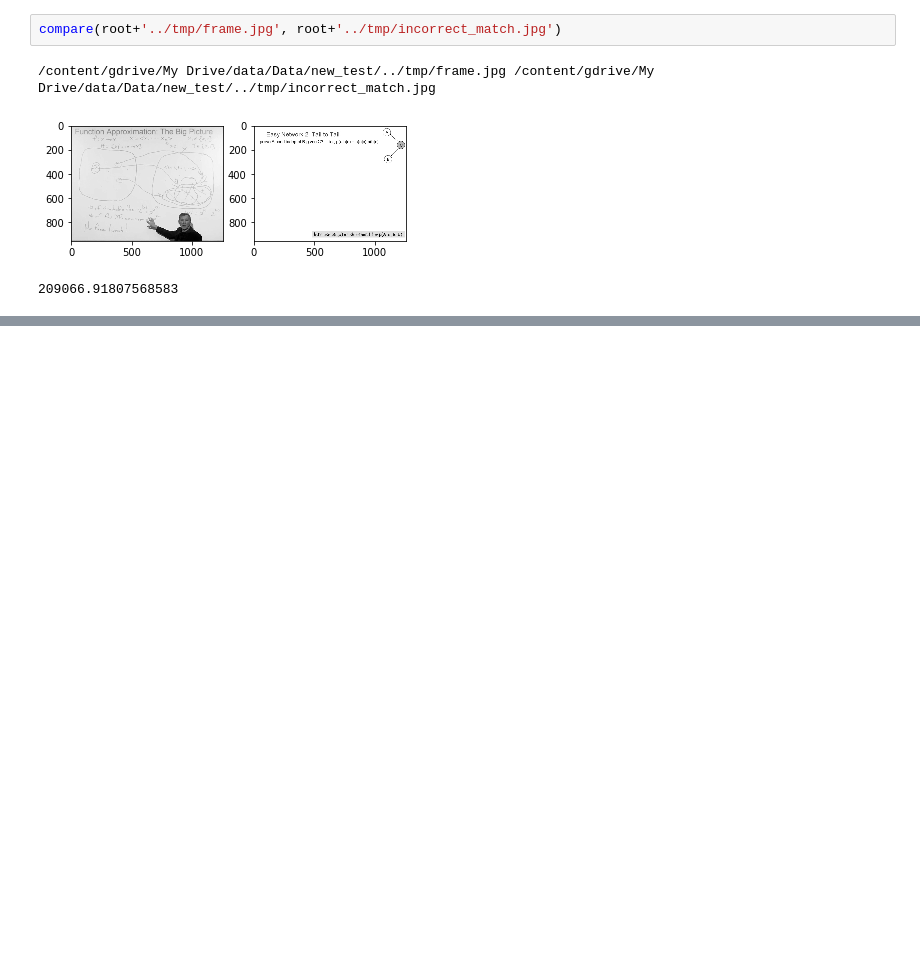
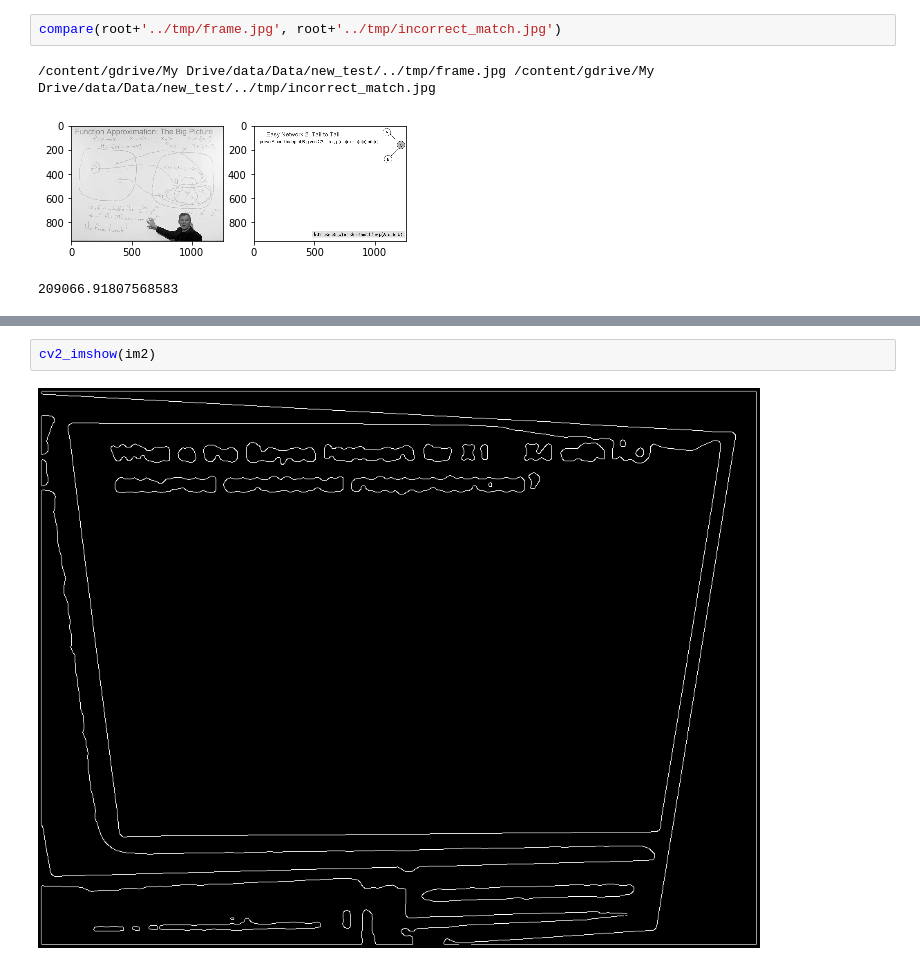
Before and after one commit to alti-tude/video-slide-matching, a Jupyter notebook: main.ipynb, the cells around one changed output, grey strips where cells are left out. Drawn from its saved outputs; the diff is of its cells as text; blank space fills up the shorter version.

```diff
--- a/main.ipynb
+++ b/main.ipynb
@@ -201,0 +284,4 @@ print(edges)
+# %%
+cv2_imshow(im2)
+# %% [output]
+[figure, added]
```
Also changed, not shown: parts of 8 cells of this notebook.
